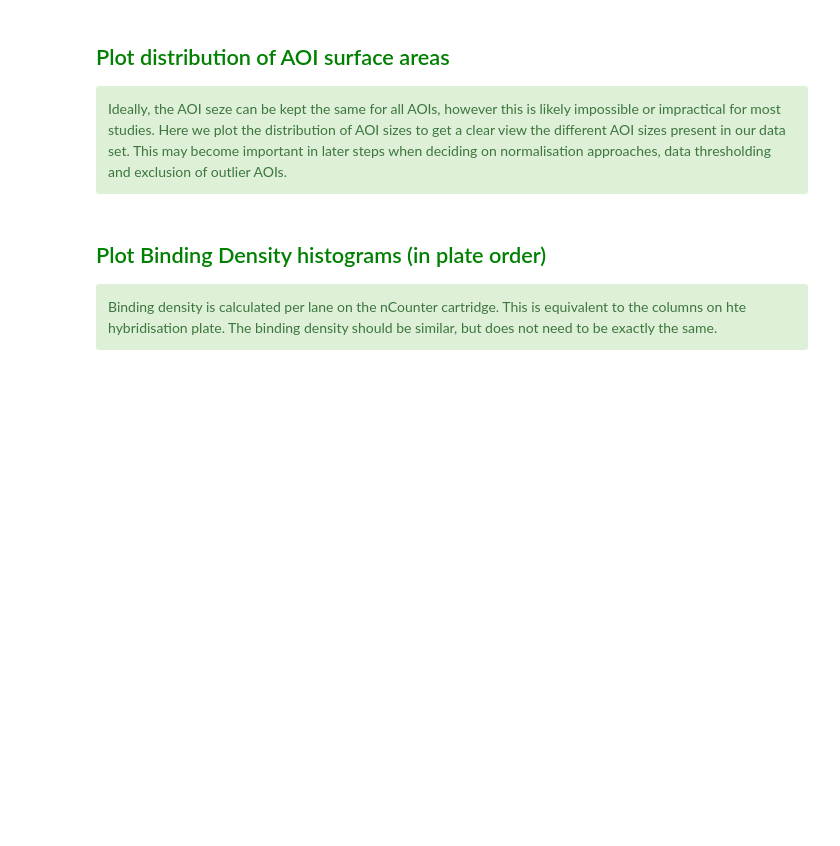
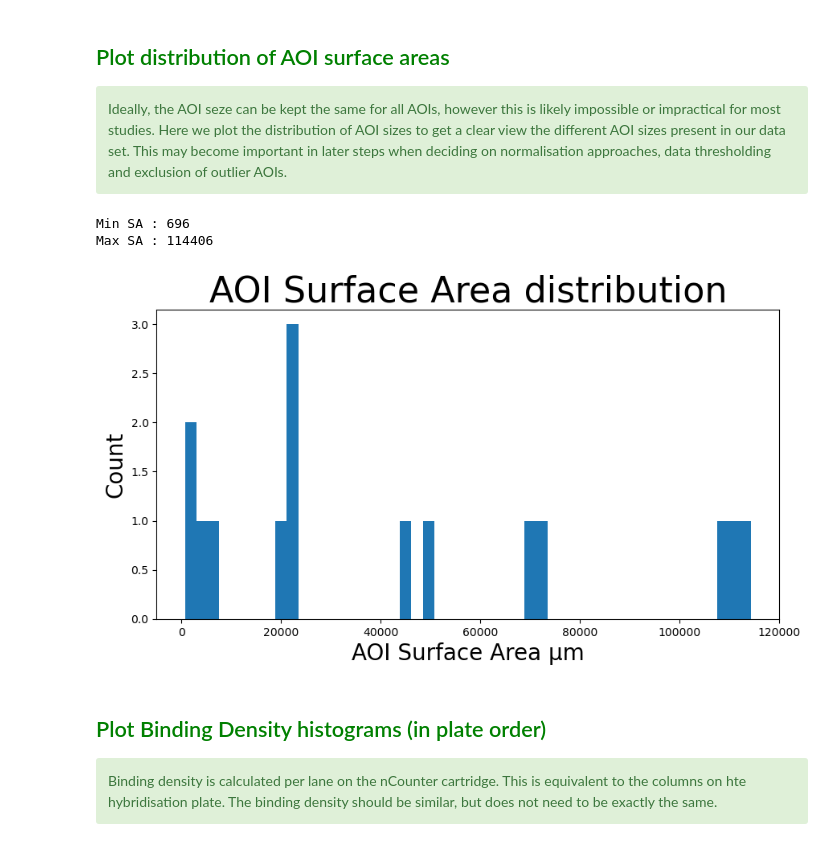
Before and after one commit to kyleupton/DSP_EDA_Protein, a Jupyter notebook: DSP_nCounter_Protein_QC_Git.ipynb, the cells around one changed output. Drawn from its saved outputs; the diff is of its cells as text; code cells hidden in the pictures; blank space fills up the shorter version.

```diff
--- a/DSP_nCounter_Protein_QC_Git.ipynb
+++ b/DSP_nCounter_Protein_QC_Git.ipynb
@@ -129,7 +129,7 @@ masterData = MasterData(dataPath)
 # Read in masterr data and clean sample names.
 
 masterData.prepare_data(fix_zeros=True, clean_names=True)
-masterData.add_class_mean(masterData.dataLog1)
+masterData.dataLog1 = masterData.add_class_mean(masterData.dataLog1)
 
 
 
@@ -486,7 +486,11 @@ ToDo: Add colour lookup dictionary
 </div>
 # %%
 # ToDo: Add colouring for different AOI types
-SAHist = plot_SA_Hist(surfArea)
+SAHist = plot_SA_Hist(masterData.surfArea)
+# %% [output]
+Min SA : 696
+Max SA : 114406
+[figure, added]
 # %% [markdown]
 ## <span style="color:green"> Plot Binding Density histograms (in plate order) </sapan>
 <div class="alert alert-block alert-success">
```
Also changed, not shown: parts of 27 cells of this notebook, 1 other file.
